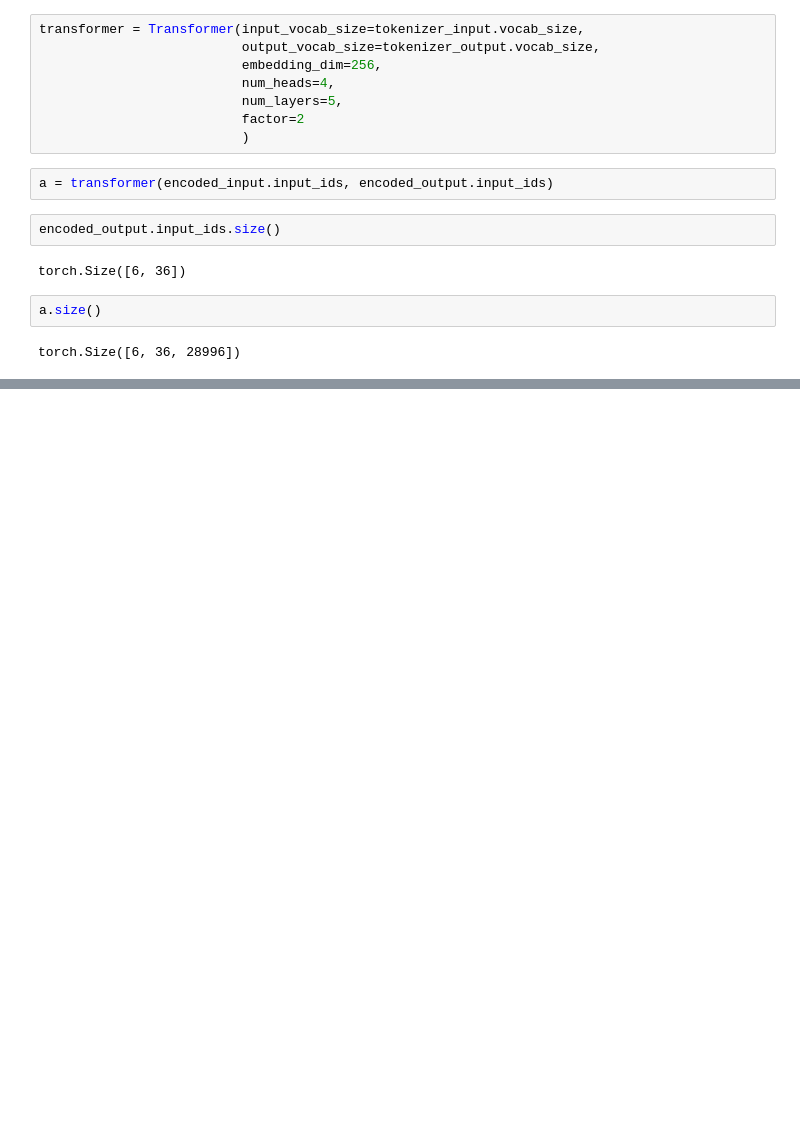
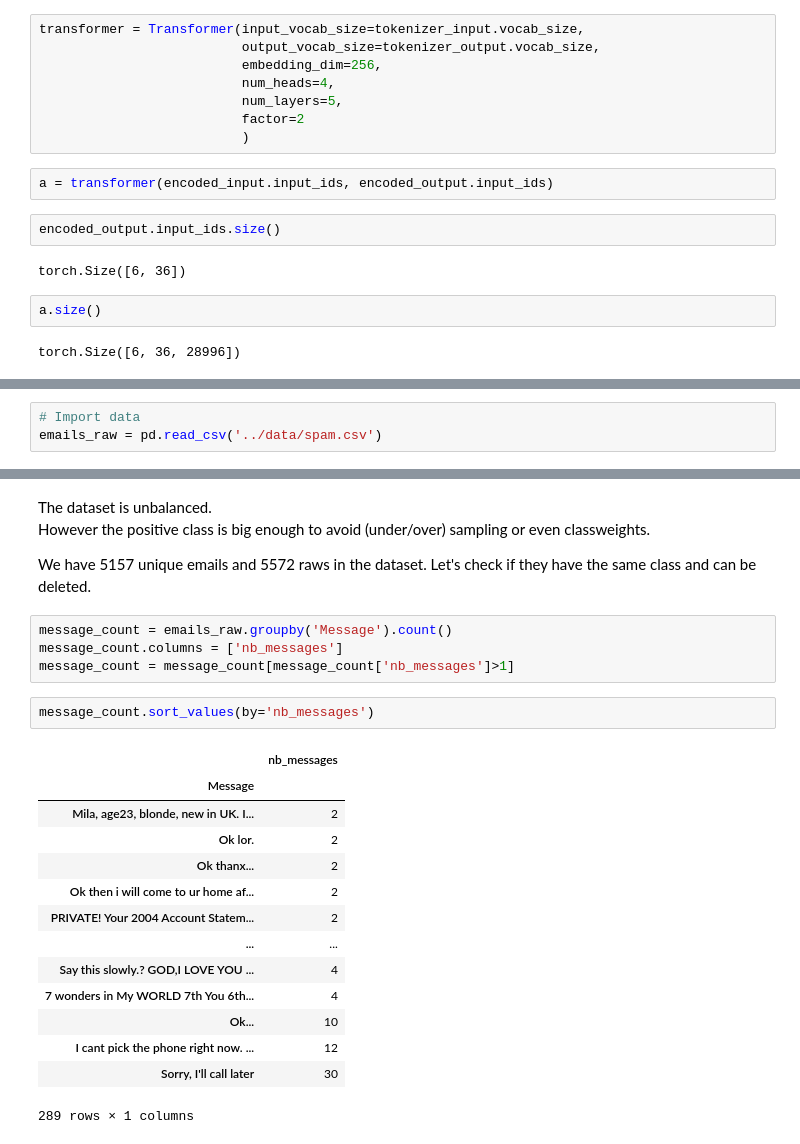
Before and after one commit to bzerroug/transformers-implementation, a Jupyter notebook: transformers_implementation/notebooks/transfomer.ipynb, the cells around one changed output, grey strips where cells are left out. Saved outputs shown, nothing was run; the diff lists cells and outputs as text; blank space fills up the shorter version.

```diff
--- a/transformers_implementation/notebooks/transfomer.ipynb
+++ b/transformers_implementation/notebooks/transfomer.ipynb
@@ -371,0 +392,3 @@ torch.Size([6, 36, 28996])
+# %%
+# Import data
+emails_raw = pd.read_csv('../data/spam.csv')
@@ -371,0 +428,26 @@ torch.Size([6, 36, 28996])
+# %% [markdown]
+The dataset is unbalanced.
+However the positive class is big enough to avoid (under/over) sampling or even classweights.
+
+We have 5157 unique emails and 5572 raws in the dataset. Let's check if they have the same class and can be deleted.
+# %%
+message_count = emails_raw.groupby('Message').count()
+message_count.columns = ['nb_messages']
+message_count = message_count[message_count['nb_messages']>1]
+# %%
+message_count.sort_values(by='nb_messages')
+# %% [output]
+|  | nb_messages |
+| Message |  |
+| Mila, age23, blonde, new in UK. I... | 2 |
+| Ok lor. | 2 |
+| Ok thanx... | 2 |
+| Ok then i will come to ur home af... | 2 |
+| PRIVATE! Your 2004 Account Statem... | 2 |
+| ... | ... |
+| Say this slowly.? GOD,I LOVE YOU ... | 4 |
+| 7 wonders in My WORLD 7th You 6th... | 4 |
+| Ok... | 10 |
+| I cant pick the phone right now. ... | 12 |
+| Sorry, I'll call later | 30 |
+289 rows × 1 columns
```
Also changed, not shown: parts of 35 cells of this notebook, 3 other files.
